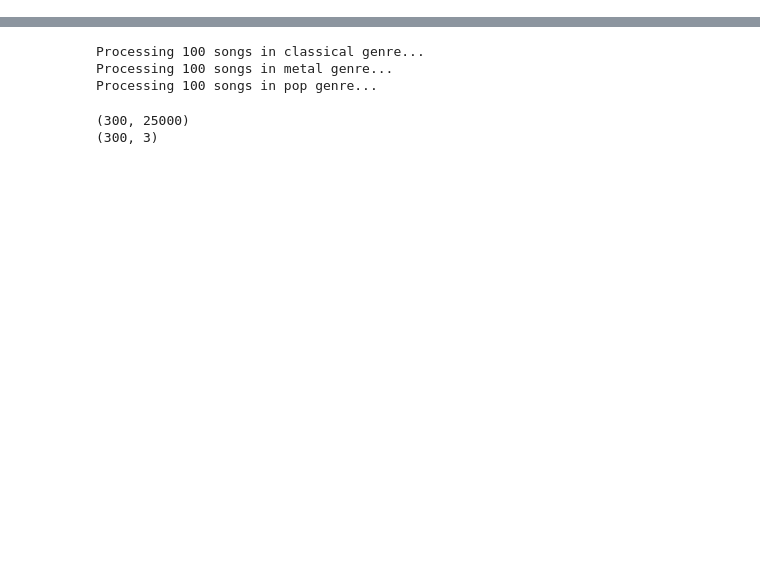
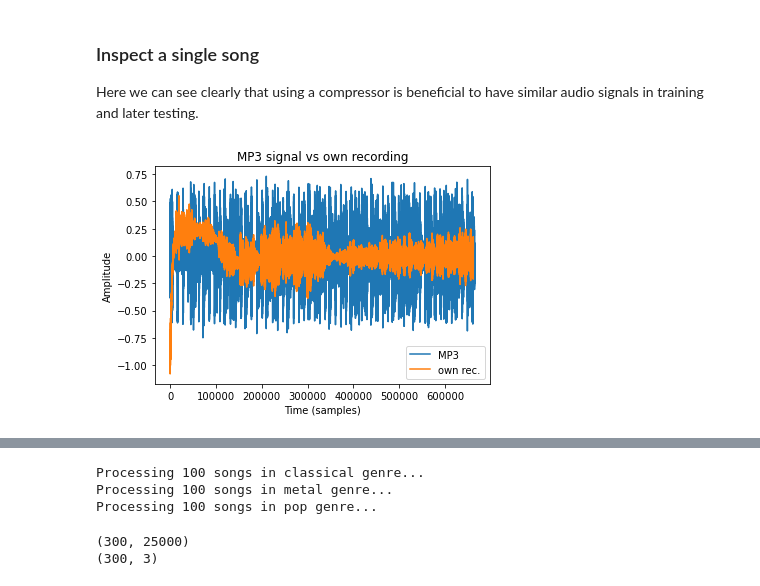
Before and after one commit to zunzer/music_driven_kinematics_in_humanoid_robots, a Jupyter notebook: programming-humanoid-robot-in-python/project/music_recognition/NN_classification/genreIdentifier.ipynb, the cells around one changed output, grey strips where cells are left out. Drawn from its saved outputs; the diff is of its cells as text; code cells hidden in the pictures; blank space fills up the shorter version.

```diff
--- a/programming-humanoid-robot-in-python/project/music_recognition/NN_classification/genreIdentifier.ipynb
+++ b/programming-humanoid-robot-in-python/project/music_recognition/NN_classification/genreIdentifier.ipynb
@@ -23,3 +30,24 @@ from sklearn import svm
 from sklearn.preprocessing import StandardScaler
 from sklearn.model_selection import KFold
 from sklearn.metrics import confusion_matrix
+# %% [markdown]
+### Inspect a single song
+
+Here we can see clearly that using a compressor is beneficial to have similar audio signals in training and later testing.
+# %%
+# Extracting the wave, "y", and sampling rate, "sr", of the audio file
+y, sr = librosa.load('genres/disco/disco.00000.wav')
+y_rec, sr_rec = librosa.load("../../recordings/output.wav")
+
+# Checking the audio wave and sampling rate
+#y.shape, sr, sr_rec
+
+# Plotting the wave
+plt.plot(y, label='MP3')
+plt.plot(y_rec, label='own rec.')
+plt.title('MP3 signal vs own recording')
+plt.legend()
+plt.xlabel('Time (samples)')
+plt.ylabel('Amplitude');
+# %% [output]
+[figure, added]
```
Also changed, not shown: parts of 17 cells of this notebook, 9 other files.
